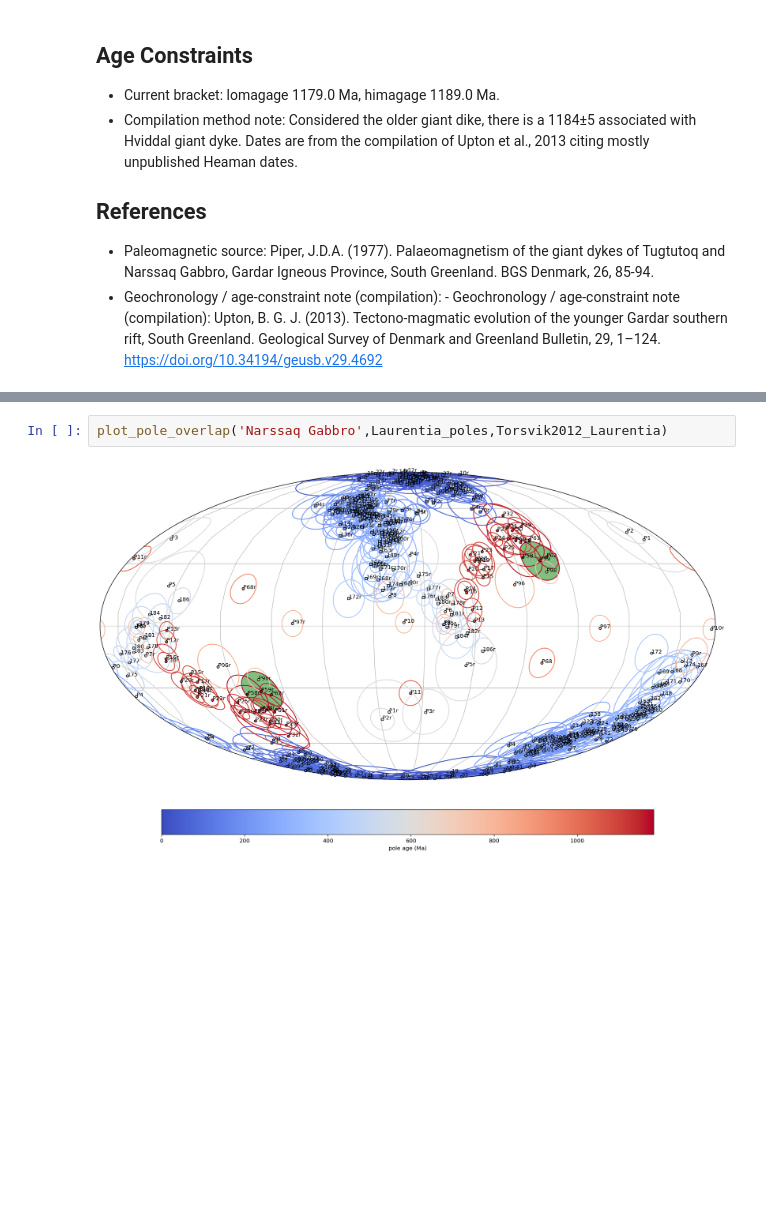
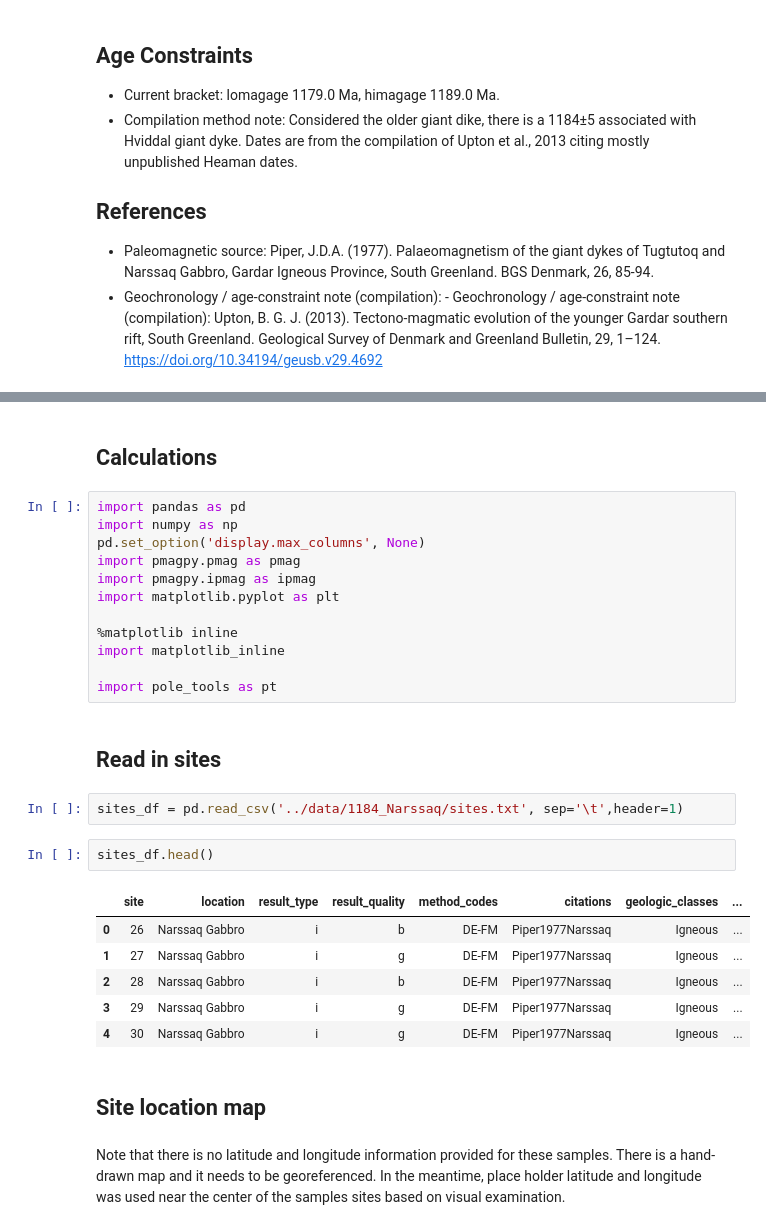
Before and after one commit to Swanson-Hysell-Group/2026_Laurentia_Precambrian_poles, a Jupyter notebook: pole_notebooks/1184_Narssaq.ipynb, the cells around one changed output, grey strips where cells are left out. Saved outputs shown, nothing was run; the diff lists cells and outputs as text; blank space fills up the shorter version.

```diff
--- a/pole_notebooks/1184_Narssaq.ipynb
+++ b/pole_notebooks/1184_Narssaq.ipynb
@@ -72,4 +34,31 @@ this test is: 'INDETERMINATE;
-# %%
-plot_pole_overlap('Narssaq Gabbro',Laurentia_poles,Torsvik2012_Laurentia)
-# %% [output]
-[figure, removed]
+# %% [markdown]
+## Calculations
+# %%
+import pandas as pd
+import numpy as np
+pd.set_option('display.max_columns', None)
+import pmagpy.pmag as pmag
+import pmagpy.ipmag as ipmag
+import matplotlib.pyplot as plt
+
+%matplotlib inline
+import matplotlib_inline
+
+import pole_tools as pt
+# %% [markdown]
+## Read in sites
+# %%
+sites_df = pd.read_csv('../data/1184_Narssaq/sites.txt', sep='\t',header=1)
+# %%
+sites_df.head()
+# %% [output]
+|  | site | location | result_type | result_quality | method_codes | citations | geologic_classes | ... |
+| 0 | 26 | Narssaq Gabbro | i | b | DE-FM | Piper1977Narssaq | Igneous | ... |
+| 1 | 27 | Narssaq Gabbro | i | g | DE-FM | Piper1977Narssaq | Igneous | ... |
+| 2 | 28 | Narssaq Gabbro | i | b | DE-FM | Piper1977Narssaq | Igneous | ... |
+| 3 | 29 | Narssaq Gabbro | i | g | DE-FM | Piper1977Narssaq | Igneous | ... |
+| 4 | 30 | Narssaq Gabbro | i | g | DE-FM | Piper1977Narssaq | Igneous | ... |
+# %% [markdown]
+## Site location map
+# %% [markdown]
+Note that there is no latitude and longitude information provided for these samples.  There is a hand-drawn map and it needs to be georeferenced.  In the meantime, place holder latitude and longitude was used near the center of the samples sites based on visual examination.
```
Also changed, not shown: parts of 13 cells of this notebook, 1 other file.
